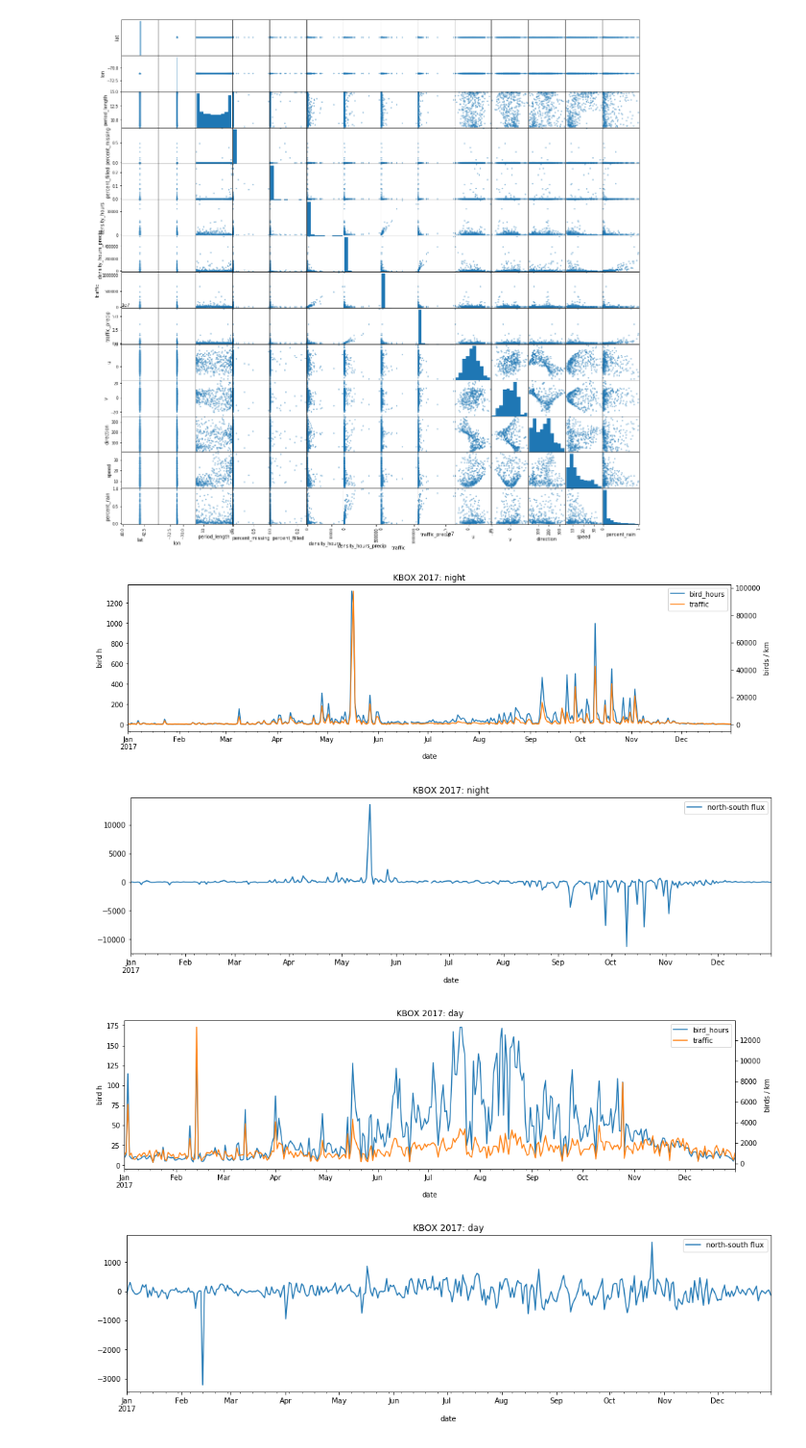
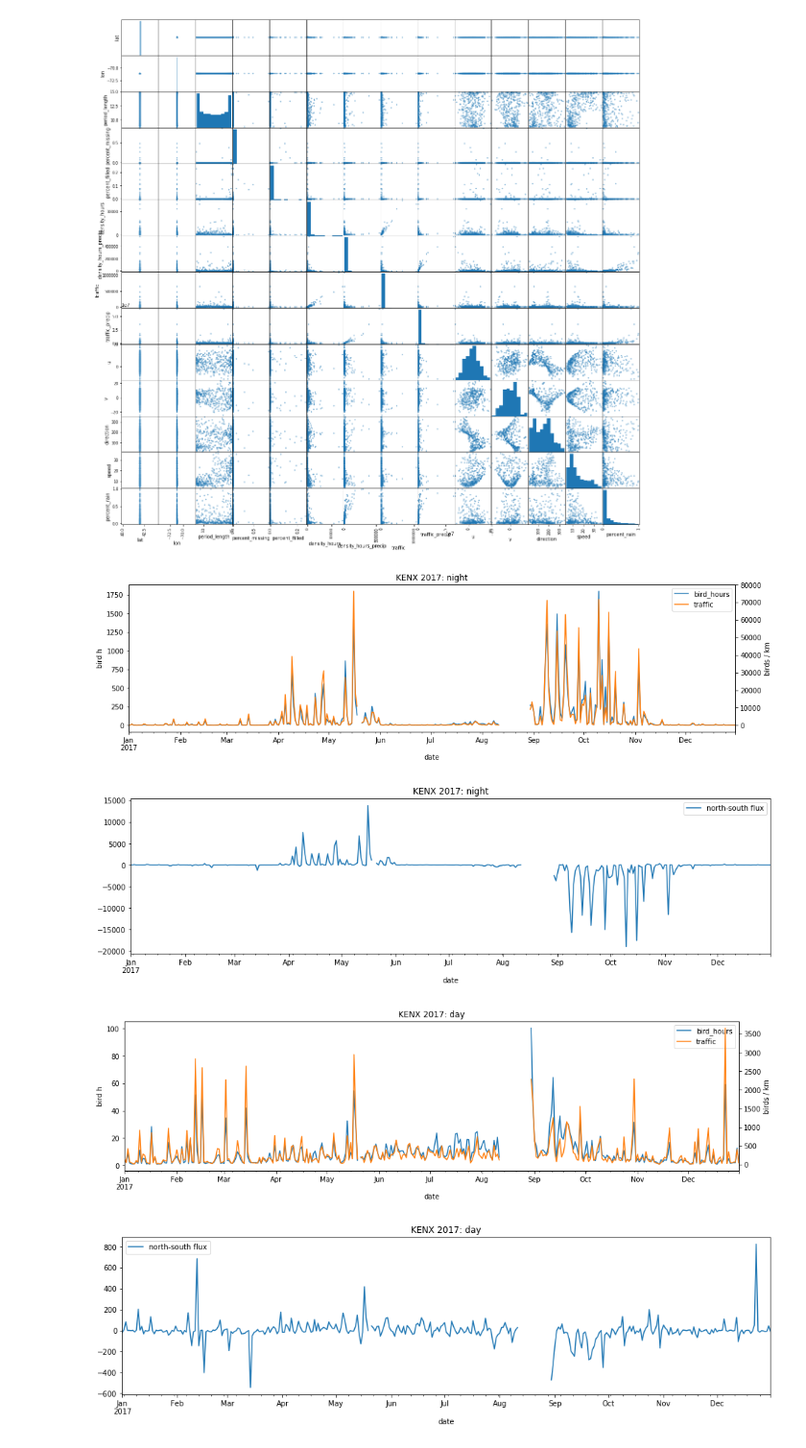
Before and after one commit to darkecology/darkeco-dataset-prep, a Jupyter notebook: scripts/dailytest.ipynb, the cells around one changed output. Shown at 96% size. Saved outputs shown, nothing was run; the diff lists cells and outputs as text; code cells hidden in the pictures.

```diff
--- a/scripts/dailytest.ipynb
+++ b/scripts/dailytest.ipynb
@@ -298,5 +70,5 @@ night.corr()
 # %%
-station = 'KBOX'
+station = 'KENX'
 year = 2017
 root = '../data'
 
@@ -310,37 +82,37 @@ bird_rcs = 11
 
 
 for period in ['night', 'day']:
     plt.figure(figsize=(16,4))
 
     rows = df[df['period']==period]
     plt.title(f'{station} {year}: {period}')
     avg_speed = wtd_mean(rows['density_hours'], rows['speed'])
 
     bird_hours = rows['density_hours'] / bird_rcs
     bird_hours.name = 'bird_hours'
     ax = bird_hours.plot()
     plt.ylabel('bird h')
 
     (rows['traffic'] / bird_rcs).plot(secondary_y=True)
     plt.ylabel('birds / km')
 
     lines = ax.get_lines() + ax.right_ax.get_lines()
     ax.legend(lines, [l.get_label() for l in lines], loc='upper right')
     plt.show()
 
 
     plt.figure(figsize=(16,4))
     plt.title(f'{station} {year}: {period}')
     flux = (rows['v'] * bird_hours)
     flux.name = 'north-south flux'
     flux.plot()
     plt.legend()
     plt.show()
 # %% [output]
-[figure, old version]
+[figure, new version]
-[figure, old version]
+[figure, new version]
-[figure, old version]
+[figure, new version]
-[figure, old version]
+[figure, new version]
 # %%
 print(avg_speed)
 # %% [output]
```
Also changed, not shown: parts of 15 cells of this notebook.
